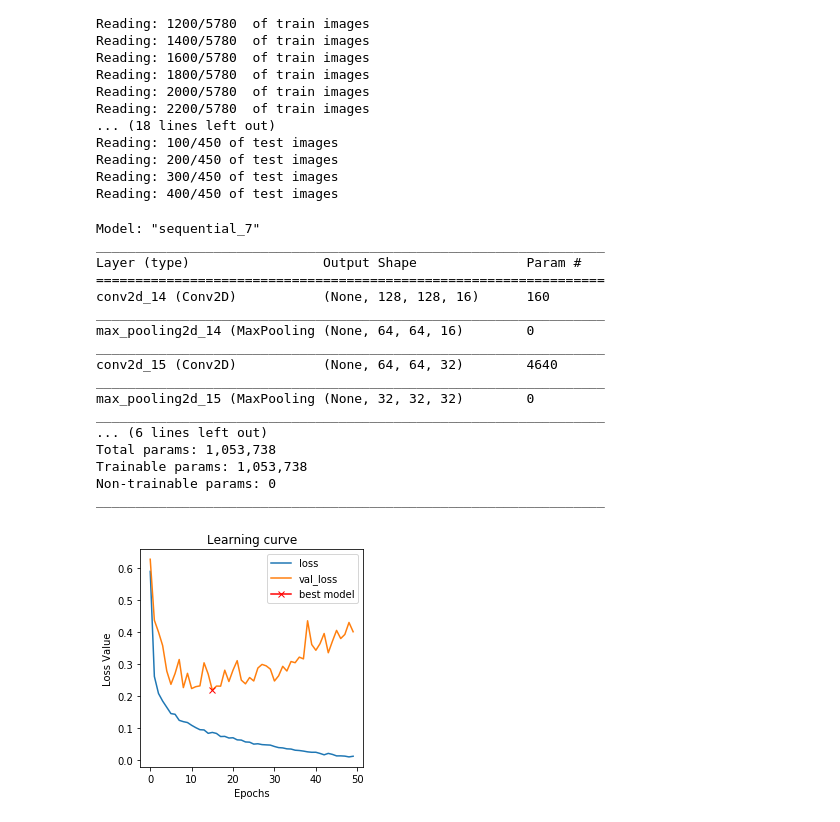
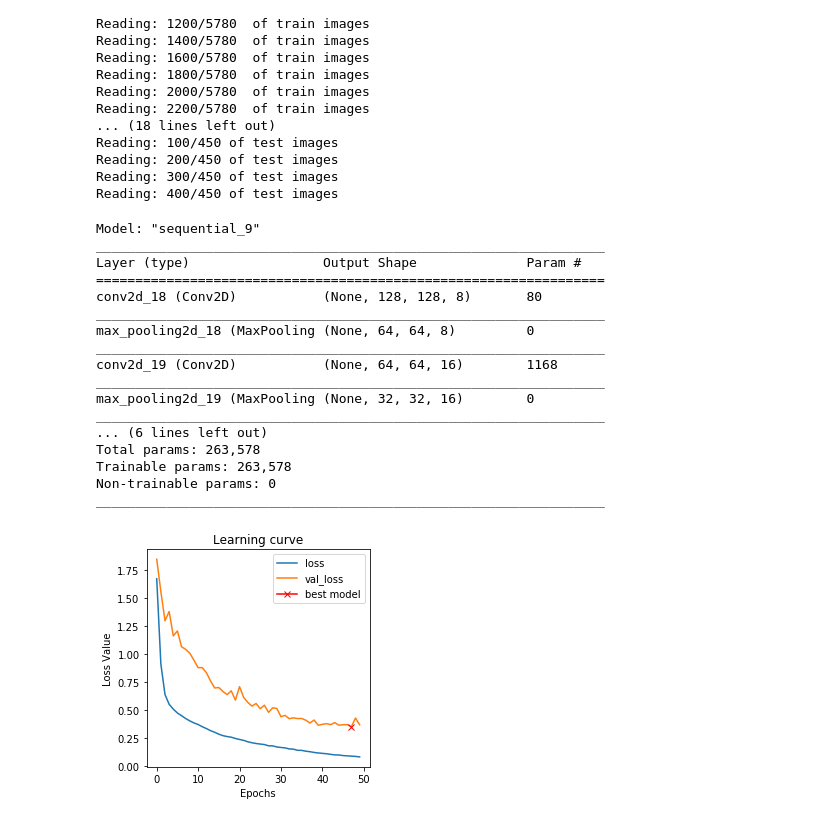
Before and after one commit to salujarohit/Deep-Learning-for-Medical-Images, a Jupyter notebook: lab1/Lab1.ipynb, the cells around one changed output. Saved outputs shown, nothing was run; the diff lists cells and outputs as text; code cells hidden in the pictures.

Commit message:
adding lenet result for the bouns

```diff
--- a/lab1/Lab1.ipynb
+++ b/lab1/Lab1.ipynb
@@ -1119,31 +1119,31 @@ def model_LeNet(img_ch, img_width, img_height,Base):
 # %%
 from tensorflow.keras.utils import to_categorical
 y_train_ray128_binary = to_categorical(y_train_ray128)
 y_test_ray128_binary = to_categorical(y_test_ray128)
-lenet_model = model_LeNet(x_train_ray128.shape[3], x_train_ray128.shape[2], x_train_ray128.shape[1], 16)
+lenet_model = model_LeNet(x_train_ray128.shape[3], x_train_ray128.shape[2], x_train_ray128.shape[1], 8)
 lenet_model.compile(loss='categorical_crossentropy',
               optimizer = Adam(lr=.0001),
               metrics=['categorical_accuracy'])
 
 lenet_history = lenet_model.fit(x_train_ray128, y_train_ray128_binary,validation_data=(x_test_ray28,y_test_ray128_binary), epochs = 50, batch_size=8, verbose=0)
 plot_history(lenet_history)
 # %% [output]
-Model: "sequential_7"
+Model: "sequential_9"
 _________________________________________________________________
 Layer (type)                 Output Shape              Param #
 =================================================================
-conv2d_14 (Conv2D)           (None, 128, 128, 16)      160
+conv2d_18 (Conv2D)           (None, 128, 128, 8)       80
 _________________________________________________________________
-max_pooling2d_14 (MaxPooling (None, 64, 64, 16)        0
+max_pooling2d_18 (MaxPooling (None, 64, 64, 8)         0
 _________________________________________________________________
-conv2d_15 (Conv2D)           (None, 64, 64, 32)        4640
+conv2d_19 (Conv2D)           (None, 64, 64, 16)        1168
 _________________________________________________________________
-max_pooling2d_15 (MaxPooling (None, 32, 32, 32)        0
+max_pooling2d_19 (MaxPooling (None, 32, 32, 16)        0
 _________________________________________________________________
 ... (6 lines left out)
-Total params: 1,053,738
-Trainable params: 1,053,738
+Total params: 263,578
+Trainable params: 263,578
 Non-trainable params: 0
 _________________________________________________________________
-[figure, old version]
+[figure, new version]
 # %%
```
Also changed, not shown: parts of 2 cells of this notebook.
